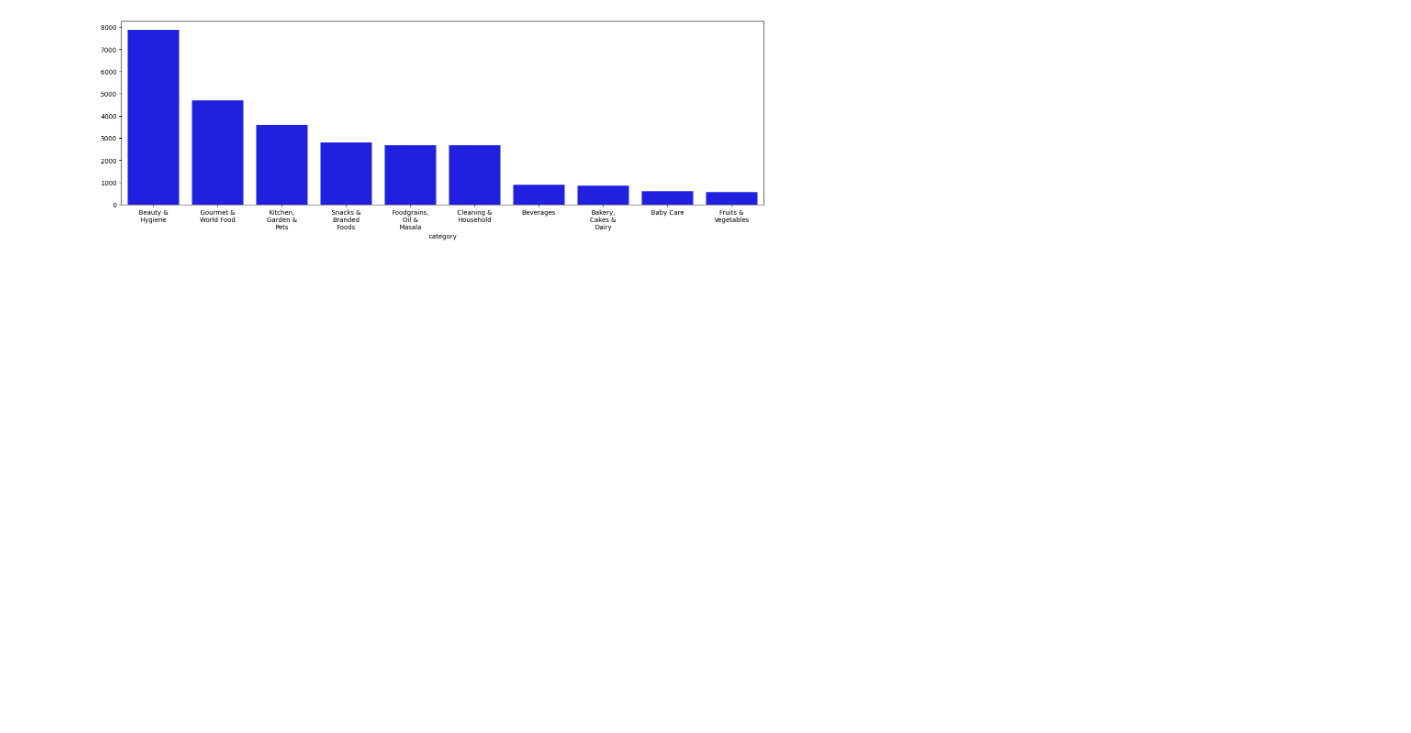
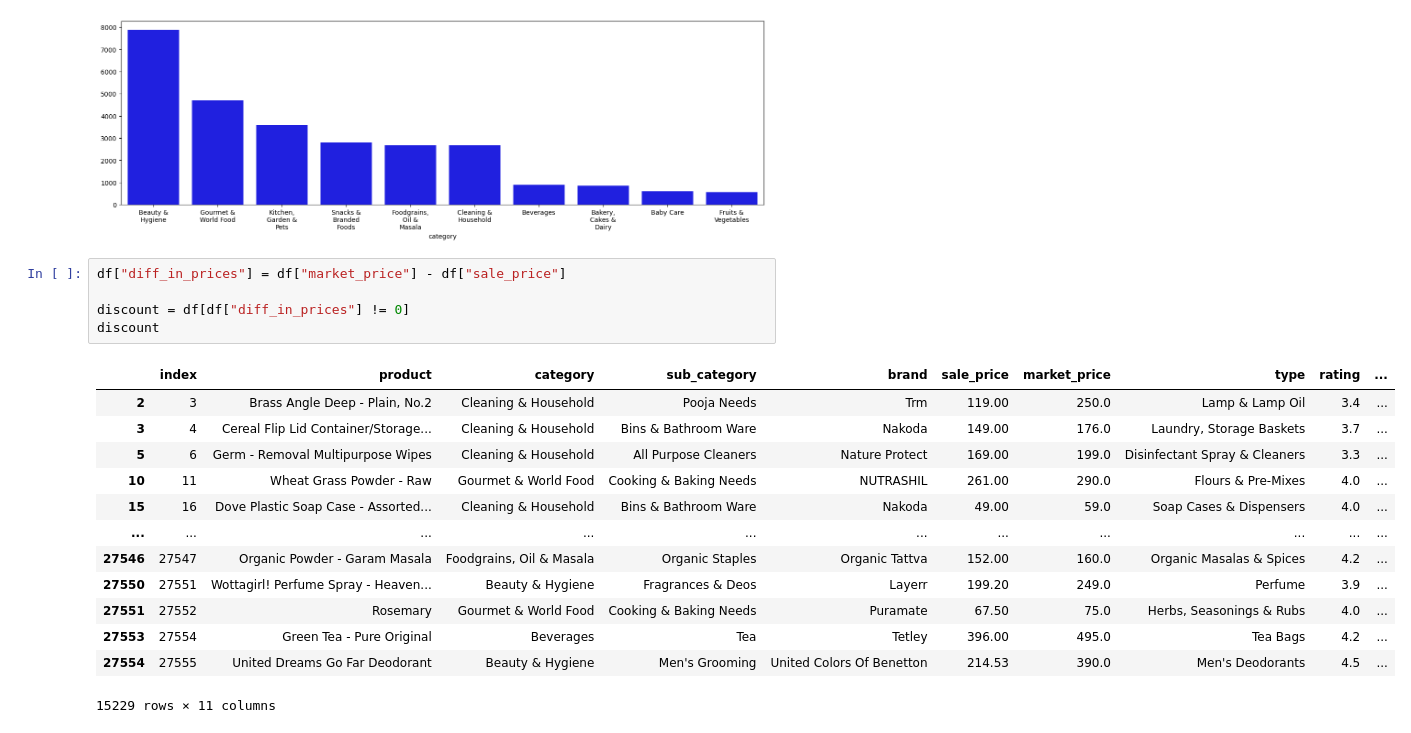
Before and after one commit to debjit11/Blinkit-Data-Analysis, a Jupyter notebook: main.ipynb, the cells around one changed output. Cells and saved outputs as stored; diff of their text form; blank space fills up the shorter version.

```diff
--- a/main.ipynb
+++ b/main.ipynb
@@ -125,3 +125,22 @@ sns.barplot(x=df["category"].value_counts()[:10].index, y=df["category"].value_c
 wrap_labels(ax2,10)
 # %% [output]
 [figure]
+# %%
+df["diff_in_prices"] = df["market_price"] - df["sale_price"]
+
+discount = df[df["diff_in_prices"] != 0]
+discount
+# %% [output]
+|  | index | product | category | sub_category | brand | sale_price | market_price | type | rating | ... |
+| 2 | 3 | Brass Angle Deep - Plain, No.2 | Cleaning & Household | Pooja Needs | Trm | 119.00 | 250.0 | Lamp & Lamp Oil | 3.4 | ... |
+| 3 | 4 | Cereal Flip Lid Container/Storage... | Cleaning & Household | Bins & Bathroom Ware | Nakoda | 149.00 | 176.0 | Laundry, Storage Baskets | 3.7 | ... |
+| 5 | 6 | Germ - Removal Multipurpose Wipes | Cleaning & Household | All Purpose Cleaners | Nature Protect | 169.00 | 199.0 | Disinfectant Spray & Cleaners | 3.3 | ... |
+| 10 | 11 | Wheat Grass Powder - Raw | Gourmet & World Food | Cooking & Baking Needs | NUTRASHIL | 261.00 | 290.0 | Flours & Pre-Mixes | 4.0 | ... |
+| 15 | 16 | Dove Plastic Soap Case - Assorted... | Cleaning & Household | Bins & Bathroom Ware | Nakoda | 49.00 | 59.0 | Soap Cases & Dispensers | 4.0 | ... |
+| ... | ... | ... | ... | ... | ... | ... | ... | ... | ... | ... |
+| 27546 | 27547 | Organic Powder - Garam Masala | Foodgrains, Oil & Masala | Organic Staples | Organic Tattva | 152.00 | 160.0 | Organic Masalas & Spices | 4.2 | ... |
+| 27550 | 27551 | Wottagirl! Perfume Spray - Heaven... | Beauty & Hygiene | Fragrances & Deos | Layerr | 199.20 | 249.0 | Perfume | 3.9 | ... |
+| 27551 | 27552 | Rosemary | Gourmet & World Food | Cooking & Baking Needs | Puramate | 67.50 | 75.0 | Herbs, Seasonings & Rubs | 4.0 | ... |
+| 27553 | 27554 | Green Tea - Pure Original | Beverages | Tea | Tetley | 396.00 | 495.0 | Tea Bags | 4.2 | ... |
+| 27554 | 27555 | United Dreams Go Far Deodorant | Beauty & Hygiene | Men's Grooming | United Colors Of Benetton | 214.53 | 390.0 | Men's Deodorants | 4.5 | ... |
+15229 rows × 11 columns
```
